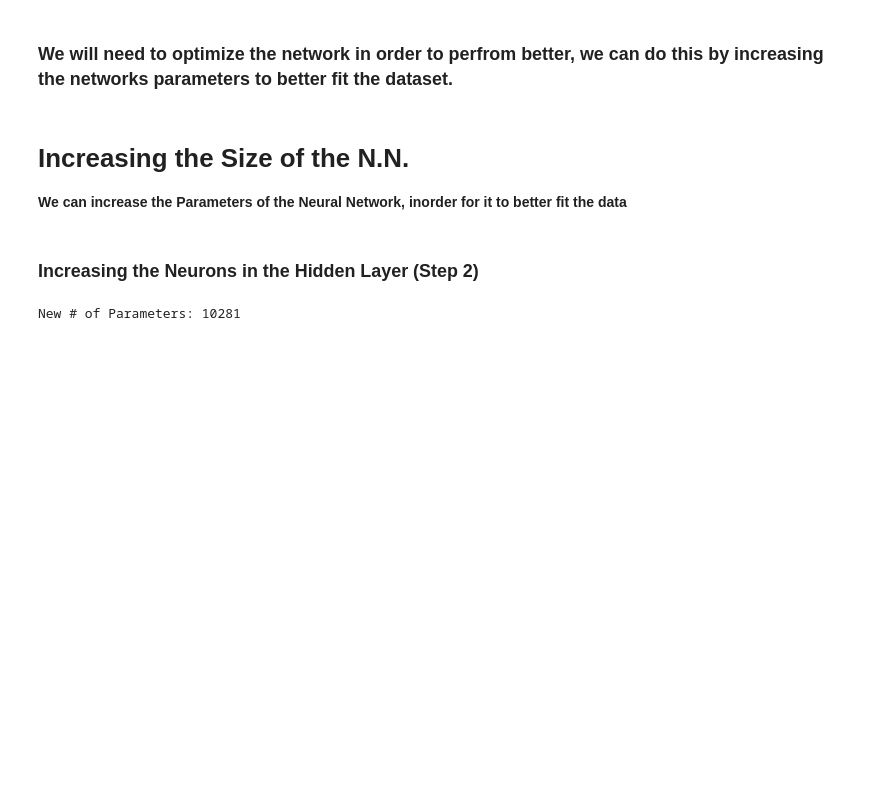
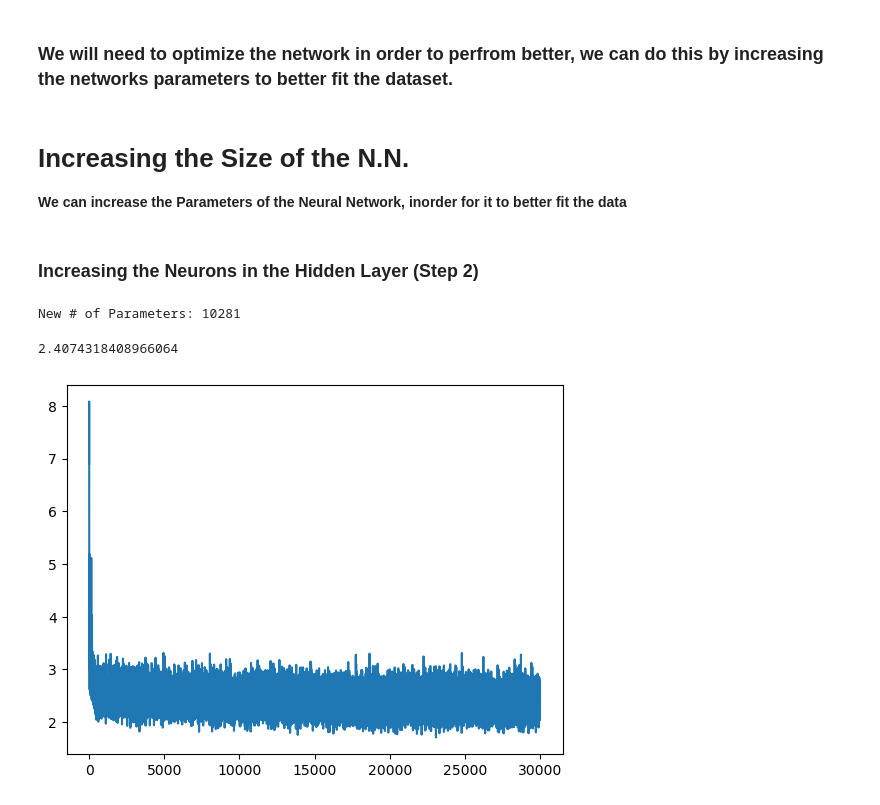
Before and after one commit to Amehroke/MakeMore, a Jupyter notebook: part2.ipynb, the cells around one changed output. Cells and saved outputs as stored; diff of their text form; code cells hidden in the pictures; blank space fills up the shorter version.

```diff
--- a/part2.ipynb
+++ b/part2.ipynb
@@ -650,13 +651,14 @@ loss.item()
 # %% [output]
 2.3345775604248047
 # %%
-embedding = C[Xtest]
+dataset = Xtest
+labels = Ytest
+
+embedding = C[dataset[ix]]
 h = torch.tanh(embedding.view(-1,6) @ W1 + b1)
 logits = h @ W2 + b2
-counts = logits.exp()
-prob = counts / counts.sum(1, keepdim=True)
-loss = F.cross_entropy(logits, Ytest)
-loss.item()
+loss = F.cross_entropy(logits, labels[ix])
+loss
 # %% [output]
 2.33760929107666
 # %% [markdown]
@@ -708,3 +710,41 @@ for p in params:
 print('New # of Parameters:', sum(p.nelement() for p in params))
 # %% [output]
 New # of Parameters: 10281
+# %%
+# (Mini-Batch Training)
+dataset = Xtrain
+labels = Ytrain
+
+lossi = [] # Loss list of the model for the selected learning rate
+steps = []
+
+for i in range(30000):
+
+    #Mini batch Construction
+    ix = torch.randint(0, dataset.shape[0], (32,))
+
+    # Forward pass
+    embedding = C[dataset[ix]]
+    h = torch.tanh(embedding.view(-1,6) @ W1 + b1)
+    logits = h @ W2 + b2
+    loss = F.cross_entropy(logits, labels[ix])
+
+    for p in params:
+        p.grad = None
+    loss.backward()
+
+    lr = .1
+    for p in params:
+        p.data += -lr * p.grad
+
+    lossi.append(loss.item())
+    steps.append(i)
+
+loss.item()
+# %% [output]
+2.4074318408966064
+# %%
+plt.plot(steps, lossi)
+plt.show()
+# %% [output]
+[figure, added]
```
Also changed, not shown: parts of 2 cells of this notebook.
